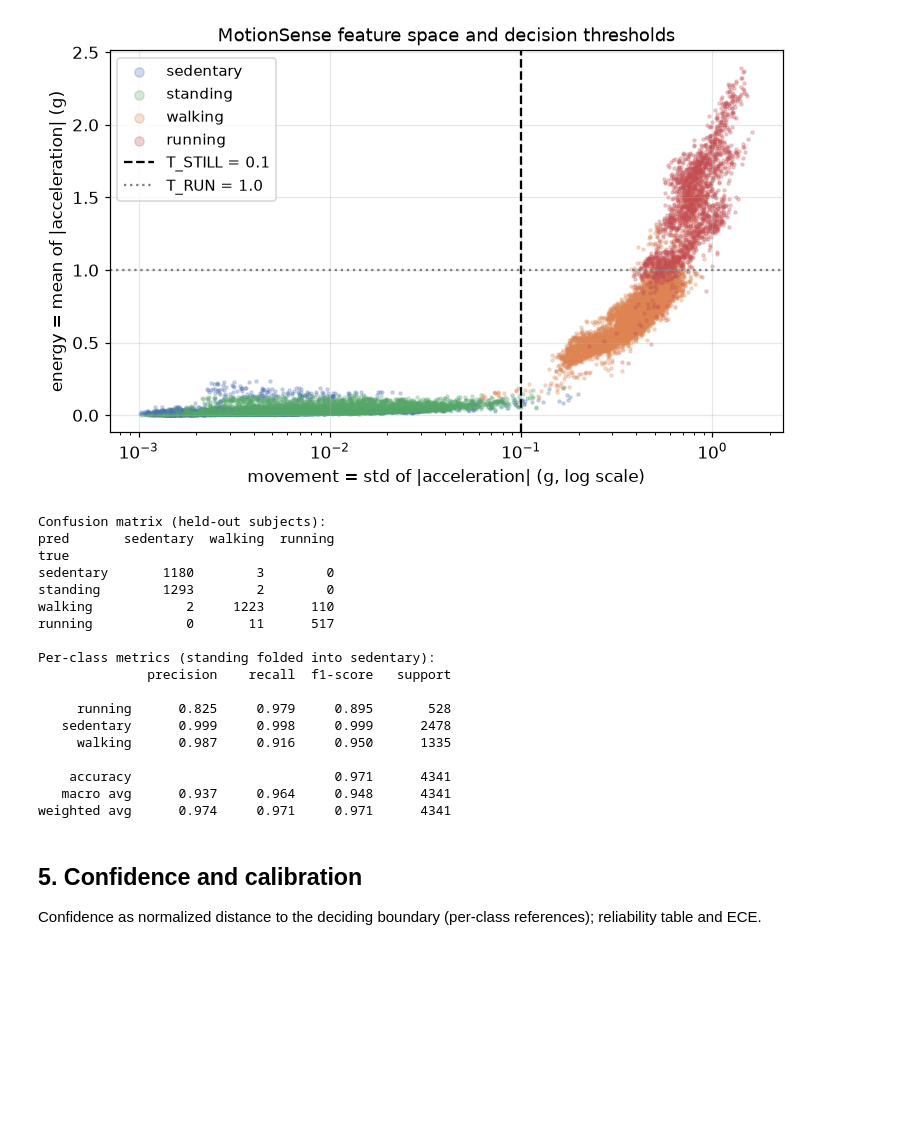
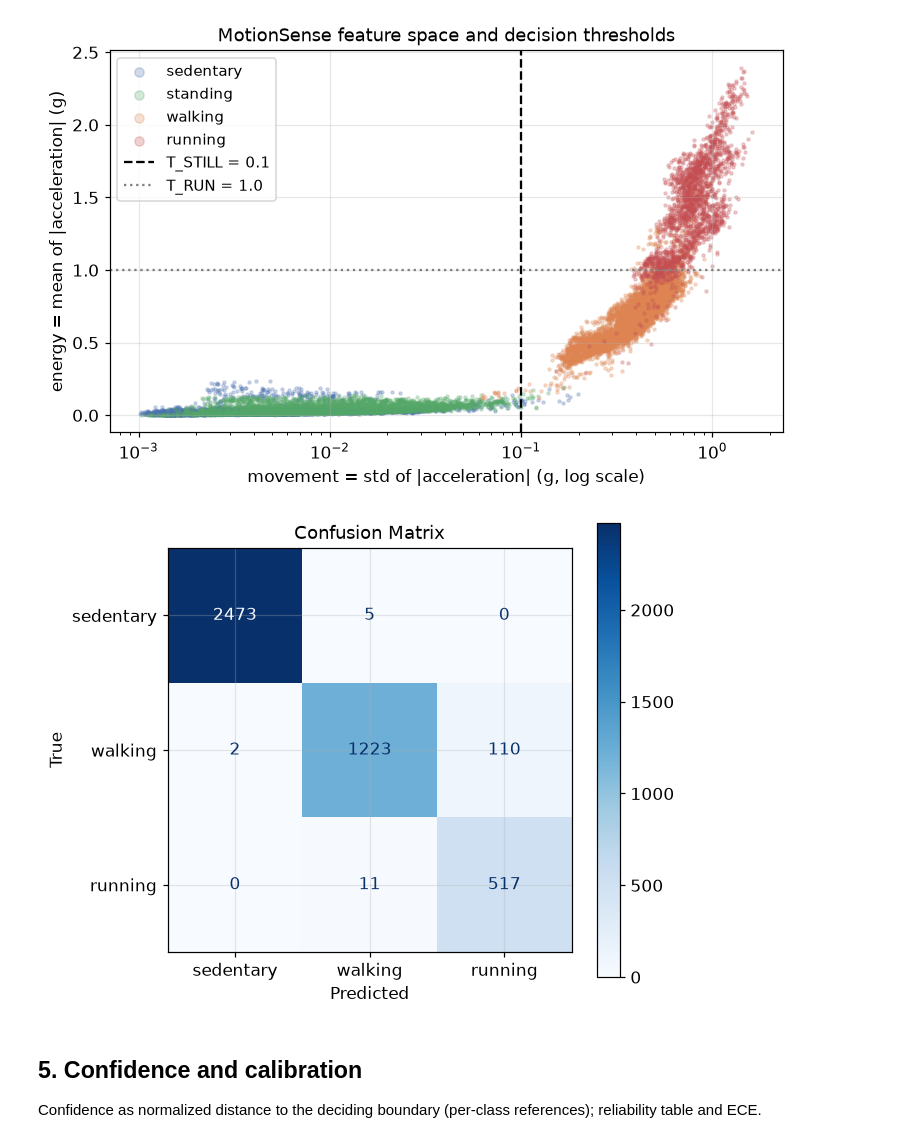
Before and after one commit to BemnetMussa/Kinematics-axis, a Jupyter notebook: maths/experiments/activity_state.ipynb, the cells around one changed output. Saved outputs shown, nothing was run; the diff lists cells and outputs as text; code cells hidden in the pictures; blank space fills up the shorter version.

```diff
--- a/maths/experiments/activity_state.ipynb
+++ b/maths/experiments/activity_state.ipynb
@@ -244,52 +247,61 @@ plt.tight_layout(); plt.show()
 # %% [output]
 [figure]
 # %%
+
+
 def ms_base_rule(df):
     """Energy rule: still / walking / running from movement and energy."""
     return np.where(df["movement"] < T_STILL, "sedentary",
            np.where(df["mean_mag"] < T_RUN, "walking", "running"))
 
 def activity_rule(df):
     """Full accel rule: energy rule with a cadence tiebreaker inside the walk/run overlap band."""
     base = ms_base_rule(df)
     in_band = (df["mean_mag"] >= BAND_LO) & (df["mean_mag"] <= BAND_HI) & (df["movement"] >= T_STILL)
     cad_call = np.where(df["cad"] >= CAD_RUN, "running", "walking")
     return np.where(in_band, cad_call, base)
 
 def confusion(true, pred, index, columns):
     """Labeled confusion matrix (true rows, predicted columns)."""
-    return (pd.crosstab(pd.Series(true, name="true"), pd.Series(pred, name="pred"))
-              .reindex(index=index, columns=columns).fillna(0).astype(int))
+    return (pd.crosstab(
+                pd.Series(true, name="true"),
+                pd.Series(pred, name="pred")
+            )
+            .reindex(index=index, columns=columns)
+            .fillna(0)
+            .astype(int))
 
+# Ground truth and predictions
 ms_true = ms_te["state"].to_numpy()
 ms_true_folded = pd.Series(ms_true).replace({"standing": "sedentary"}).to_numpy()
 ms_pred = activity_rule(ms_te)
 
-print("Confusion matrix (held-out subjects):")
-print(confusion(ms_true, ms_pred, ["sedentary", "standing", "walking", "running"],
-                ["sedentary", "walking", "running"]).to_string())
-print()
-print("Per-class metrics (standing folded into sedentary):")
-print(classification_report(ms_true_folded, ms_pred, digits=3))
+labels = ["sedentary", "walking", "running"]
+
+cm = confusion(
+    ms_true_folded,
+    ms_pred,
+    labels,
+    labels
+)
+
+fig, ax = plt.subplots(figsize=(6, 5))
+
+disp = ConfusionMatrixDisplay(
+    confusion_matrix=cm.values,
+    display_labels=labels
+)
+
+disp.plot(ax=ax, cmap="Blues", colorbar=True, values_format="d")
+
+ax.set_xlabel("Predicted")
+ax.set_ylabel("True")
+ax.set_title("Confusion Matrix")
+
+plt.tight_layout()
+plt.show()
 # %% [output]
-Confusion matrix (held-out subjects):
-pred       sedentary  walking  running
-true
-sedentary       1180        3        0
-standing        1293        2        0
-walking            2     1223      110
-running            0       11      517
-
-Per-class metrics (standing folded into sedentary):
-              precision    recall  f1-score   support
-
-     running      0.825     0.979     0.895       528
-   sedentary      0.999     0.998     0.999      2478
-     walking      0.987     0.916     0.950      1335
-
-    accuracy                          0.971      4341
-   macro avg      0.937     0.964     0.948      4341
-weighted avg      0.974     0.971     0.971      4341
+[figure, added]
 # %% [markdown]
 ## 5. Confidence and calibration
 Confidence as normalized distance to the deciding boundary (per-class references); reliability table and ECE.
```
Also changed, not shown: parts of 3 cells of this notebook, 16 other files.
